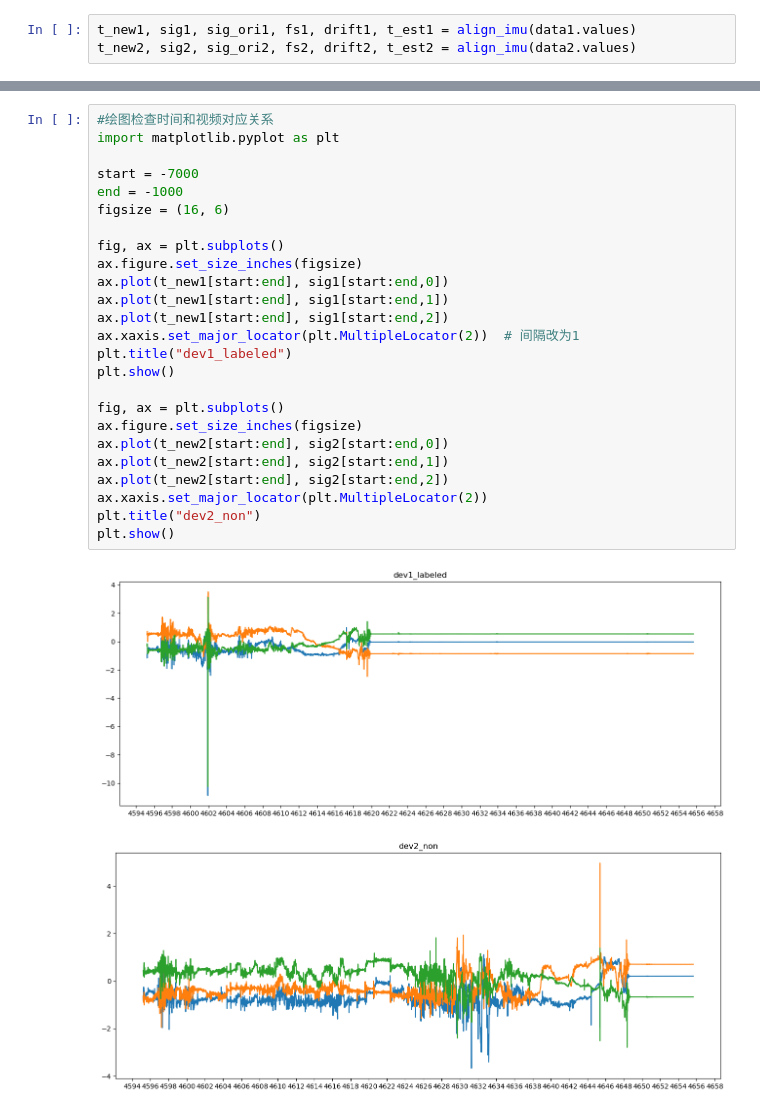
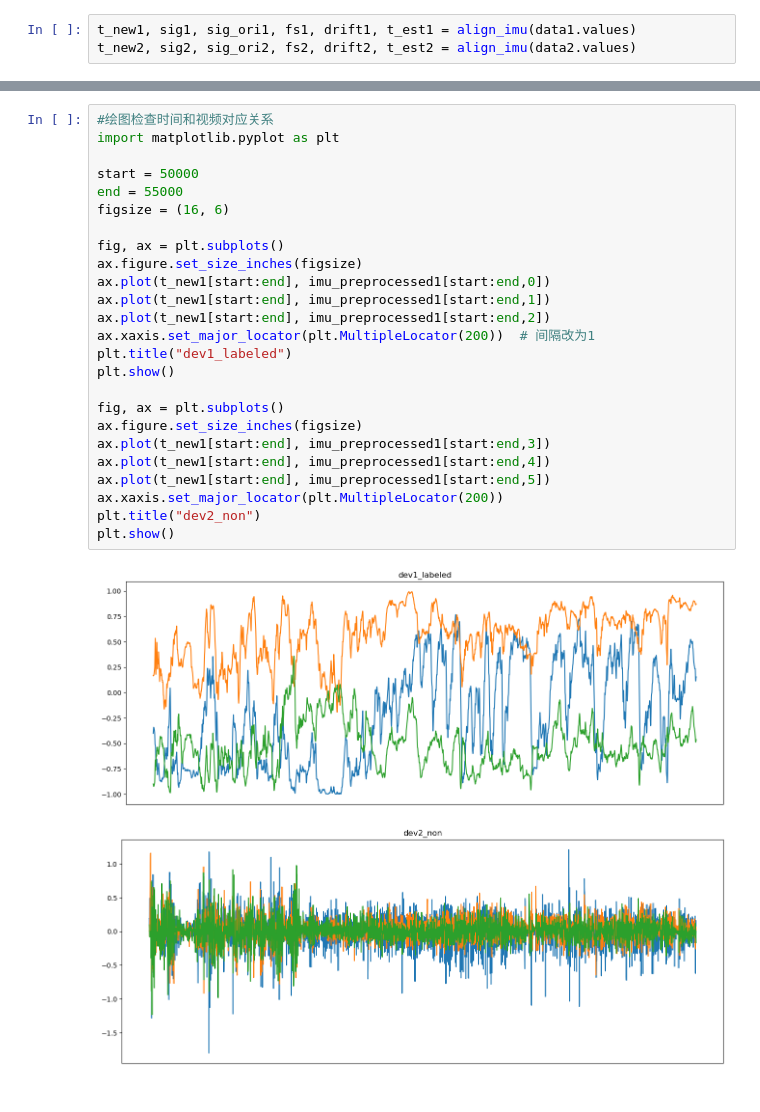
Before and after one commit to FrankyWang-045/IMU-based-ethology, a Jupyter notebook: Data_frameloss.ipynb, the cells around one changed output, grey strips where cells are left out. Saved outputs shown, nothing was run; the diff lists cells and outputs as text.

```diff
--- a/Data_frameloss.ipynb
+++ b/Data_frameloss.ipynb
@@ -135,31 +128,31 @@ imu_b = sig2[-len(tb_p):]
 # %%
 #绘图检查时间和视频对应关系
 import matplotlib.pyplot as plt
 
-start = -7000
-end = -1000
+start = 50000
+end = 55000
 figsize = (16, 6)
 
 fig, ax = plt.subplots()
 ax.figure.set_size_inches(figsize)
-ax.plot(t_new1[start:end], sig1[start:end,0])
-ax.plot(t_new1[start:end], sig1[start:end,1])
-ax.plot(t_new1[start:end], sig1[start:end,2])
-ax.xaxis.set_major_locator(plt.MultipleLocator(2))  # 间隔改为1
+ax.plot(t_new1[start:end], imu_preprocessed1[start:end,0])
+ax.plot(t_new1[start:end], imu_preprocessed1[start:end,1])
+ax.plot(t_new1[start:end], imu_preprocessed1[start:end,2])
+ax.xaxis.set_major_locator(plt.MultipleLocator(200))  # 间隔改为1
 plt.title("dev1_labeled")
 plt.show()
 
 fig, ax = plt.subplots()
 ax.figure.set_size_inches(figsize)
-ax.plot(t_new2[start:end], sig2[start:end,0])
-ax.plot(t_new2[start:end], sig2[start:end,1])
-ax.plot(t_new2[start:end], sig2[start:end,2])
-ax.xaxis.set_major_locator(plt.MultipleLocator(2))
+ax.plot(t_new1[start:end], imu_preprocessed1[start:end,3])
+ax.plot(t_new1[start:end], imu_preprocessed1[start:end,4])
+ax.plot(t_new1[start:end], imu_preprocessed1[start:end,5])
+ax.xaxis.set_major_locator(plt.MultipleLocator(200))
 plt.title("dev2_non")
 plt.show()
 # %% [output]
-[figure, old version]
+[figure, new version]
-[figure, old version]
+[figure, new version]
 # %%
 #重力偏移校正（暂时不需要，在DISSeCT方法中，直接跳到下一步构建AG和AnG）
 import numpy as np
```
Also changed, not shown: parts of 35 cells of this notebook, 6 other files.
